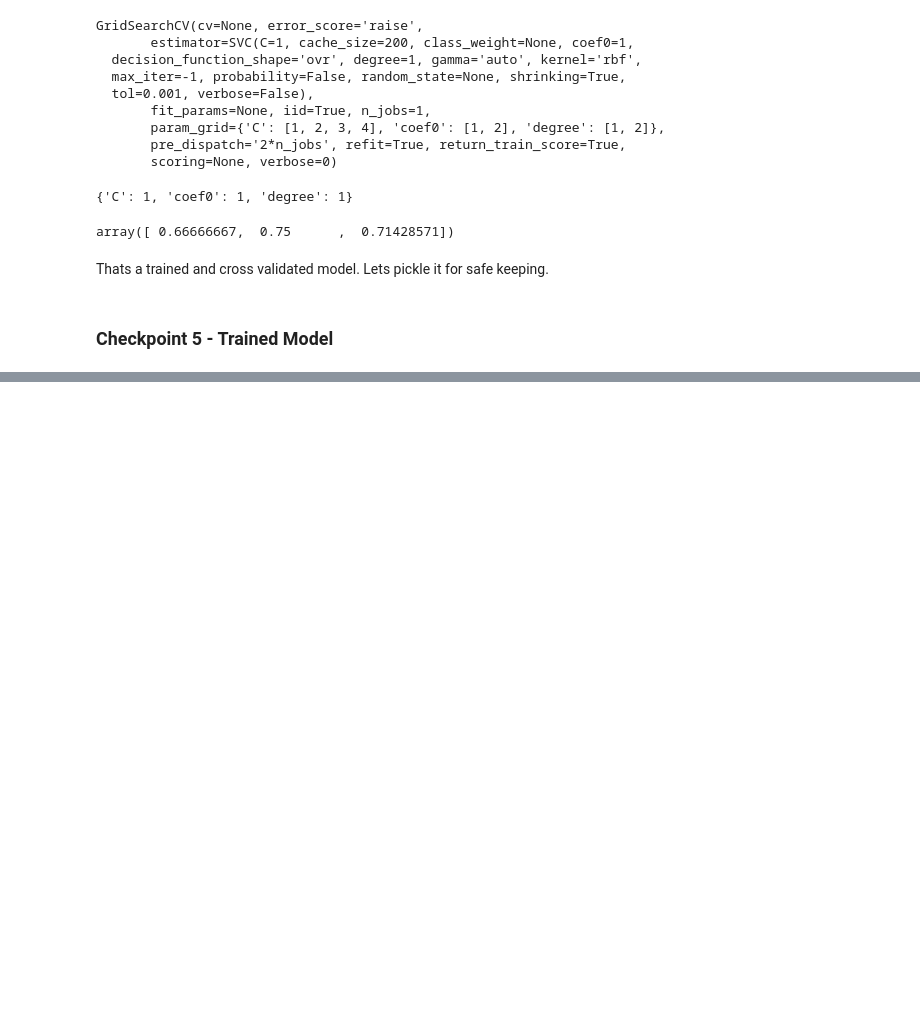
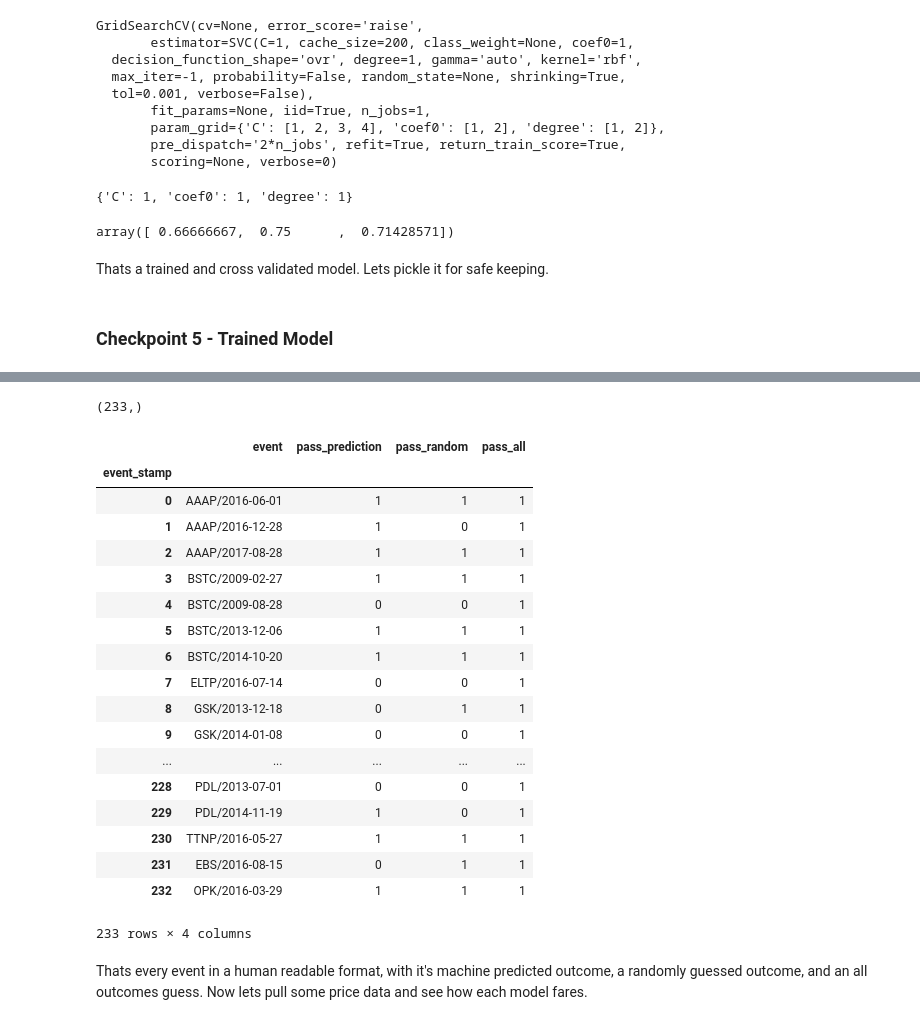
Before and after one commit to BenDavidAaron/FDA-Decision-Stock-Predictor, a Jupyter notebook: Final Report.ipynb, the cells around one changed output, grey strips where cells are left out. Saved outputs shown, nothing was run; the diff lists cells and outputs as text; code cells hidden in the pictures; blank space fills up the shorter version.

Commit message:
began working on descriptive viz for final model

```diff
--- a/Final Report.ipynb
+++ b/Final Report.ipynb
@@ -474,0 +527,2 @@ Now that we have a working predictor, lets play with some visualizations to show
+# %%
+events_and_predictions = pd.DataFrame(all_events).join(pd.DataFrame(all_predictions))
@@ -474,0 +535,2 @@ Now that we have a working predictor, lets play with some visualizations to show
+# %%
+random_guesses = np.random.randint(0,2,size=(events_and_predictions.shape[0], 1000000))
@@ -474,0 +549,32 @@ Now that we have a working predictor, lets play with some visualizations to show
+# %%
+random_guess_means = np.mean(random_guesses, axis = 1)
+# %%
+random_guess_means.shape
+# %% [output]
+(233,)
+# %%
+events_and_predictions.columns = ['event', 'pass_prediction']
+events_and_predictions['pass_random'] = [int(x) for x in random_guess_means.round()]
+events_and_predictions['pass_all'] = 1
+# %%
+events_and_predictions
+# %% [output]
+|  | event | pass_prediction | pass_random | pass_all |
+| event_stamp |  |  |  |  |
+| 0 | AAAP/2016-06-01 | 1 | 1 | 1 |
+| 1 | AAAP/2016-12-28 | 1 | 0 | 1 |
+| 2 | AAAP/2017-08-28 | 1 | 1 | 1 |
+| 3 | BSTC/2009-02-27 | 1 | 1 | 1 |
+| 4 | BSTC/2009-08-28 | 0 | 0 | 1 |
+| 5 | BSTC/2013-12-06 | 1 | 1 | 1 |
+| 6 | BSTC/2014-10-20 | 1 | 1 | 1 |
+| 7 | ELTP/2016-07-14 | 0 | 0 | 1 |
+| 8 | GSK/2013-12-18 | 0 | 1 | 1 |
+| 9 | GSK/2014-01-08 | 0 | 0 | 1 |
+| ... | ... | ... | ... | ... |
+| 228 | PDL/2013-07-01 | 0 | 0 | 1 |
+| 229 | PDL/2014-11-19 | 1 | 0 | 1 |
+| 230 | TTNP/2016-05-27 | 1 | 1 | 1 |
+| 231 | EBS/2016-08-15 | 0 | 1 | 1 |
+| 232 | OPK/2016-03-29 | 1 | 1 | 1 |
+233 rows × 4 columns
@@ -474,0 +584,3 @@ Now that we have a working predictor, lets play with some visualizations to show
+# %% [markdown]
+Thats every event in a human readable format, with it's machine predicted outcome, a randomly guessed outcome, and an all outcomes guess.
+Now lets pull some price data and see how each model fares.
```
Also changed, not shown: parts of 18 cells of this notebook.
